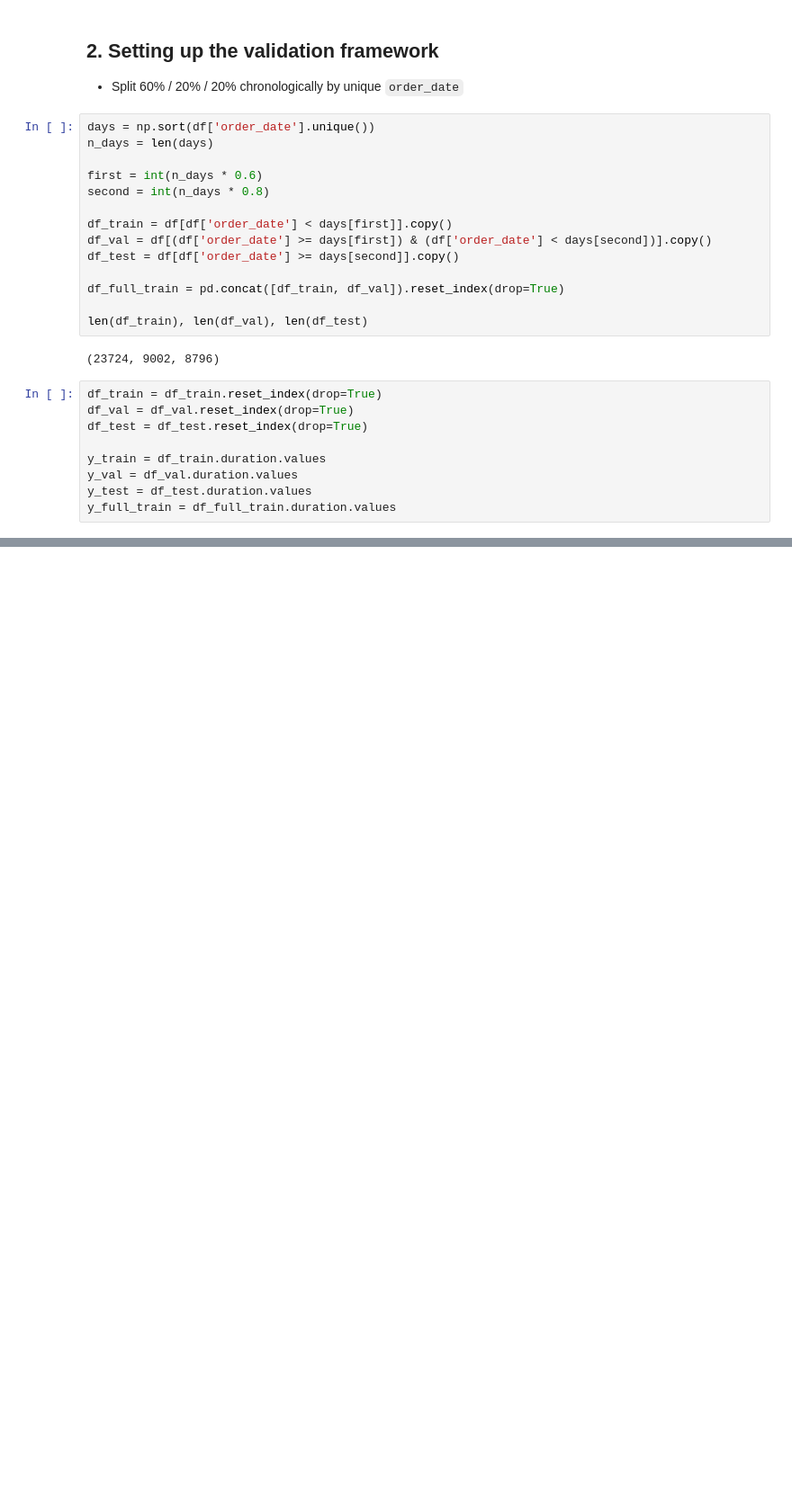
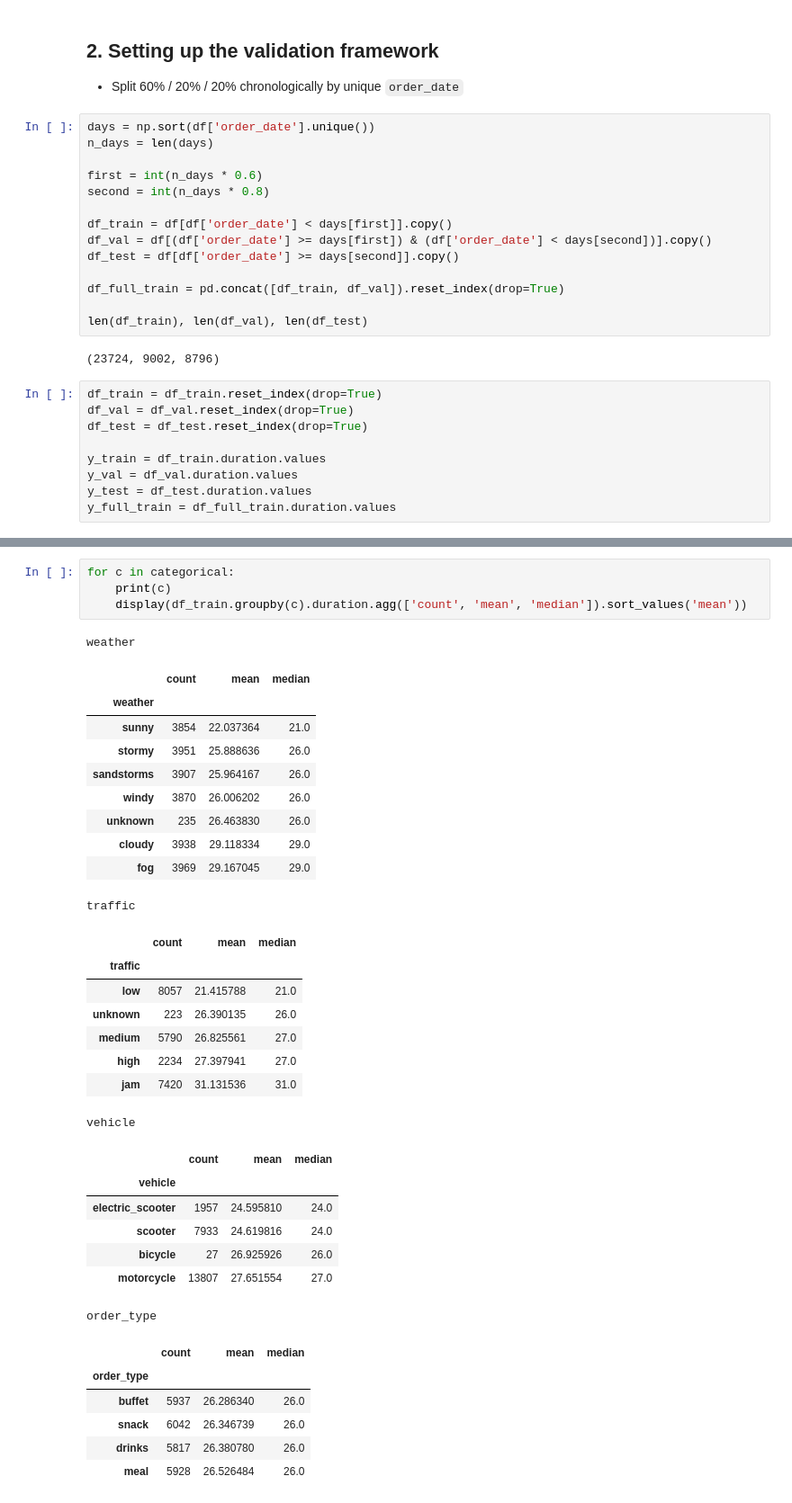
Before and after one commit to kkzzbb/delivery-eta, a Jupyter notebook: notebook.ipynb, the cells around one changed output, grey strips where cells are left out. Shown at 90% size. Cells and saved outputs as stored; diff of their text form; blank space fills up the shorter version.

```diff
--- a/notebook.ipynb
+++ b/notebook.ipynb
@@ -299,0 +344,37 @@ y_full_train = df_full_train.duration.values
+# %%
+for c in categorical:
+    print(c)
+    display(df_train.groupby(c).duration.agg(['count', 'mean', 'median']).sort_values('mean'))
+# %% [output]
+weather
+|  | count | mean | median |
+| weather |  |  |  |
+| sunny | 3854 | 22.037364 | 21.0 |
+| stormy | 3951 | 25.888636 | 26.0 |
+| sandstorms | 3907 | 25.964167 | 26.0 |
+| windy | 3870 | 26.006202 | 26.0 |
+| unknown | 235 | 26.463830 | 26.0 |
+| cloudy | 3938 | 29.118334 | 29.0 |
+| fog | 3969 | 29.167045 | 29.0 |
+traffic
+|  | count | mean | median |
+| traffic |  |  |  |
+| low | 8057 | 21.415788 | 21.0 |
+| unknown | 223 | 26.390135 | 26.0 |
+| medium | 5790 | 26.825561 | 27.0 |
+| high | 2234 | 27.397941 | 27.0 |
+| jam | 7420 | 31.131536 | 31.0 |
+vehicle
+|  | count | mean | median |
+| vehicle |  |  |  |
+| electric_scooter | 1957 | 24.595810 | 24.0 |
+| scooter | 7933 | 24.619816 | 24.0 |
+| bicycle | 27 | 26.925926 | 26.0 |
+| motorcycle | 13807 | 27.651554 | 27.0 |
+order_type
+|  | count | mean | median |
+| order_type |  |  |  |
+| buffet | 5937 | 26.286340 | 26.0 |
+| snack | 6042 | 26.346739 | 26.0 |
+| drinks | 5817 | 26.380780 | 26.0 |
+| meal | 5928 | 26.526484 | 26.0 |
```
Also changed, not shown: parts of 4 cells of this notebook, 2 other files.
